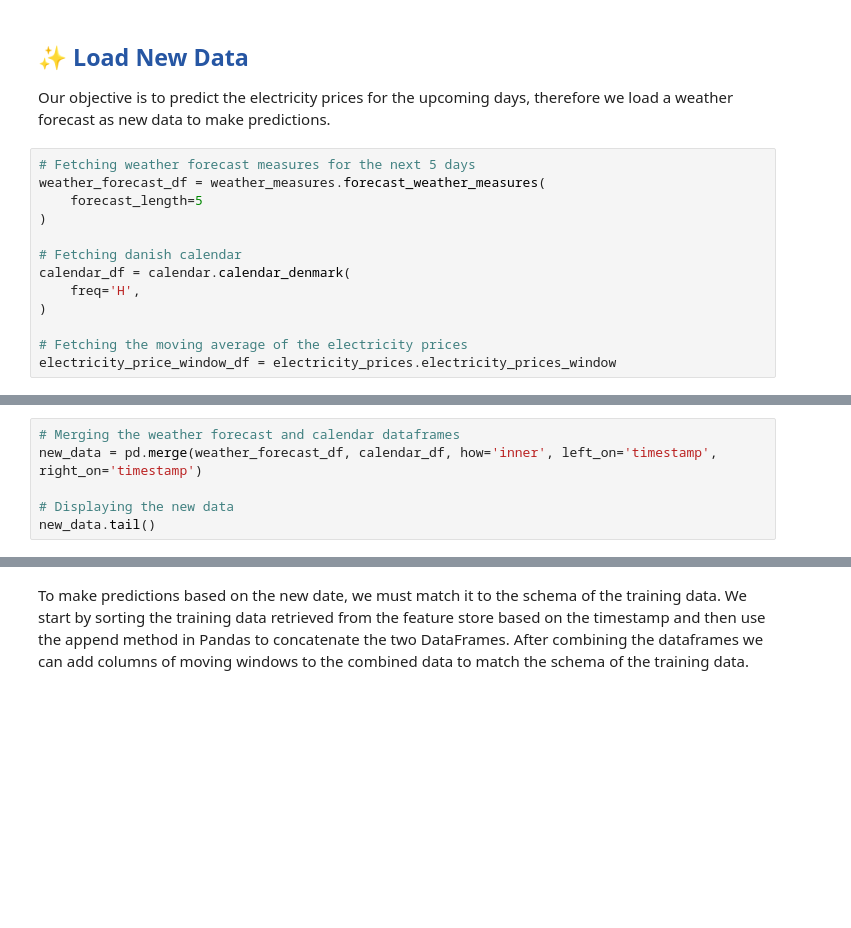
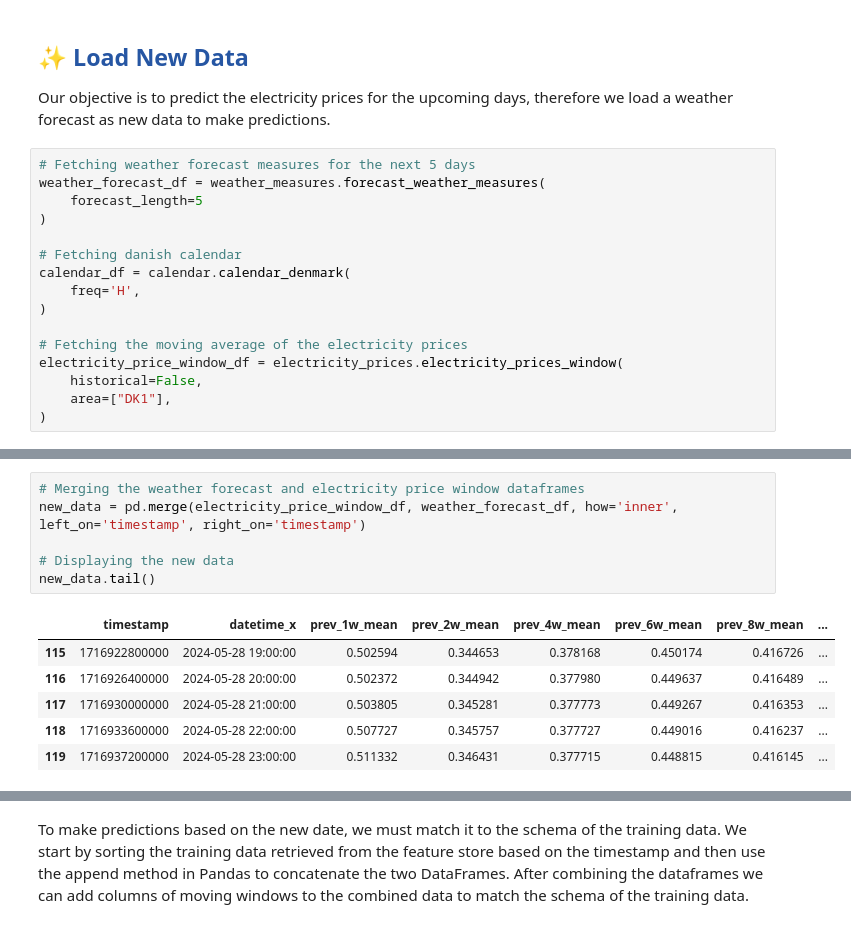
Before and after one commit to Benj3037/bds_m7_second-semester-project, a Jupyter notebook: pipeline/4_1_inference_pipeline_xgb.ipynb, the cells around one changed output, grey strips where cells are left out. Saved outputs shown, nothing was run; the diff lists cells and outputs as text; blank space fills up the shorter version.

```diff
--- a/pipeline/4_1_inference_pipeline_xgb.ipynb
+++ b/pipeline/4_1_inference_pipeline_xgb.ipynb
@@ -119,7 +119,10 @@ calendar_df = calendar.calendar_denmark(
 )
 
 # Fetching the moving average of the electricity prices
-electricity_price_window_df = electricity_prices.electricity_prices_window
+electricity_price_window_df = electricity_prices.electricity_prices_window(
+    historical=False,
+    area=["DK1"],
+)
 # %%
 electricity_price_window_df.info()
 # %% [output]
@@ -127,6 +144,13 @@ AttributeError: 'function' object has no attribute 'info'
 # %%
-# Merging the weather forecast and calendar dataframes
-new_data = pd.merge(weather_forecast_df, calendar_df, how='inner', left_on='timestamp', right_on='timestamp')
+# Merging the weather forecast and electricity price window dataframes
+new_data = pd.merge(electricity_price_window_df, weather_forecast_df, how='inner', left_on='timestamp', right_on='timestamp')
 
 # Displaying the new data
 new_data.tail()
+# %% [output]
+|  | timestamp | datetime_x | prev_1w_mean | prev_2w_mean | prev_4w_mean | prev_6w_mean | prev_8w_mean | ... |
+| 115 | 1716922800000 | 2024-05-28 19:00:00 | 0.502594 | 0.344653 | 0.378168 | 0.450174 | 0.416726 | ... |
+| 116 | 1716926400000 | 2024-05-28 20:00:00 | 0.502372 | 0.344942 | 0.377980 | 0.449637 | 0.416489 | ... |
+| 117 | 1716930000000 | 2024-05-28 21:00:00 | 0.503805 | 0.345281 | 0.377773 | 0.449267 | 0.416353 | ... |
+| 118 | 1716933600000 | 2024-05-28 22:00:00 | 0.507727 | 0.345757 | 0.377727 | 0.449016 | 0.416237 | ... |
+| 119 | 1716937200000 | 2024-05-28 23:00:00 | 0.511332 | 0.346431 | 0.377715 | 0.448815 | 0.416145 | ... |
```
Also changed, not shown: parts of 22 cells of this notebook.
